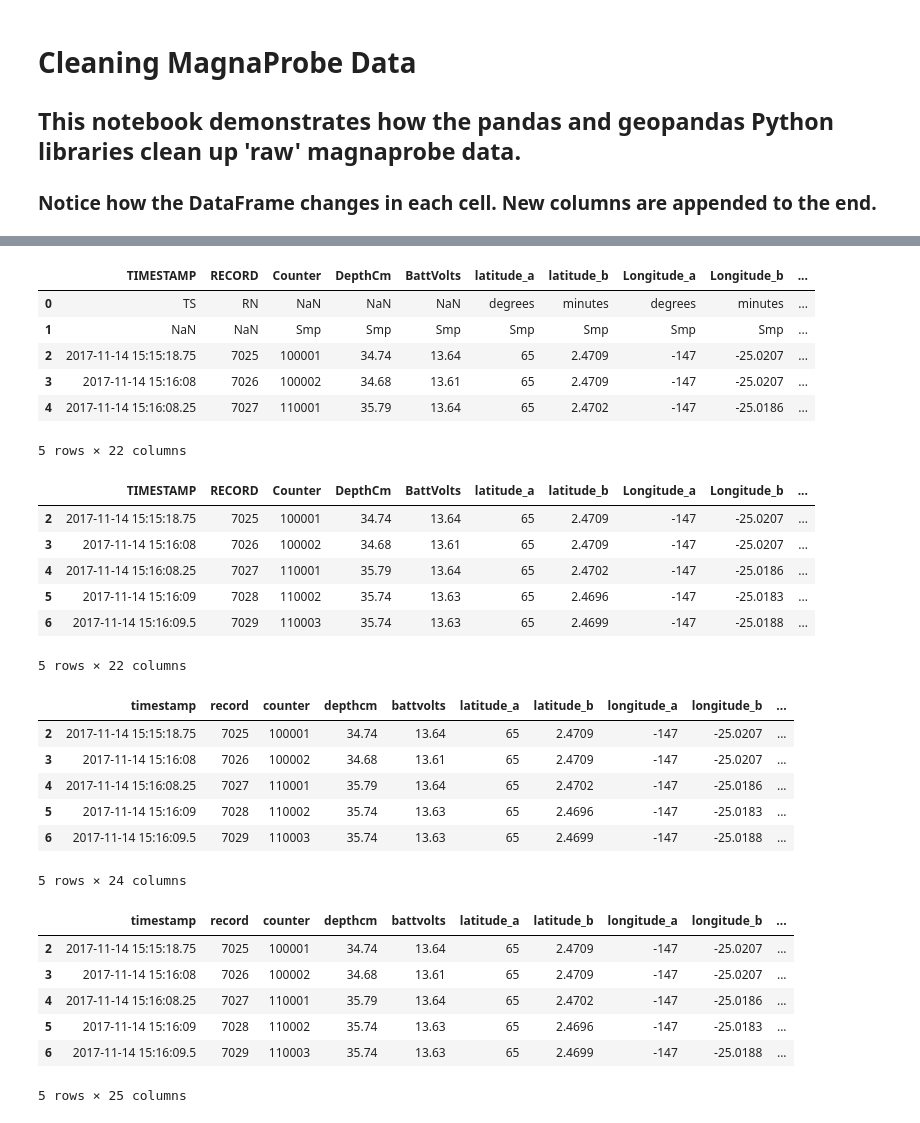
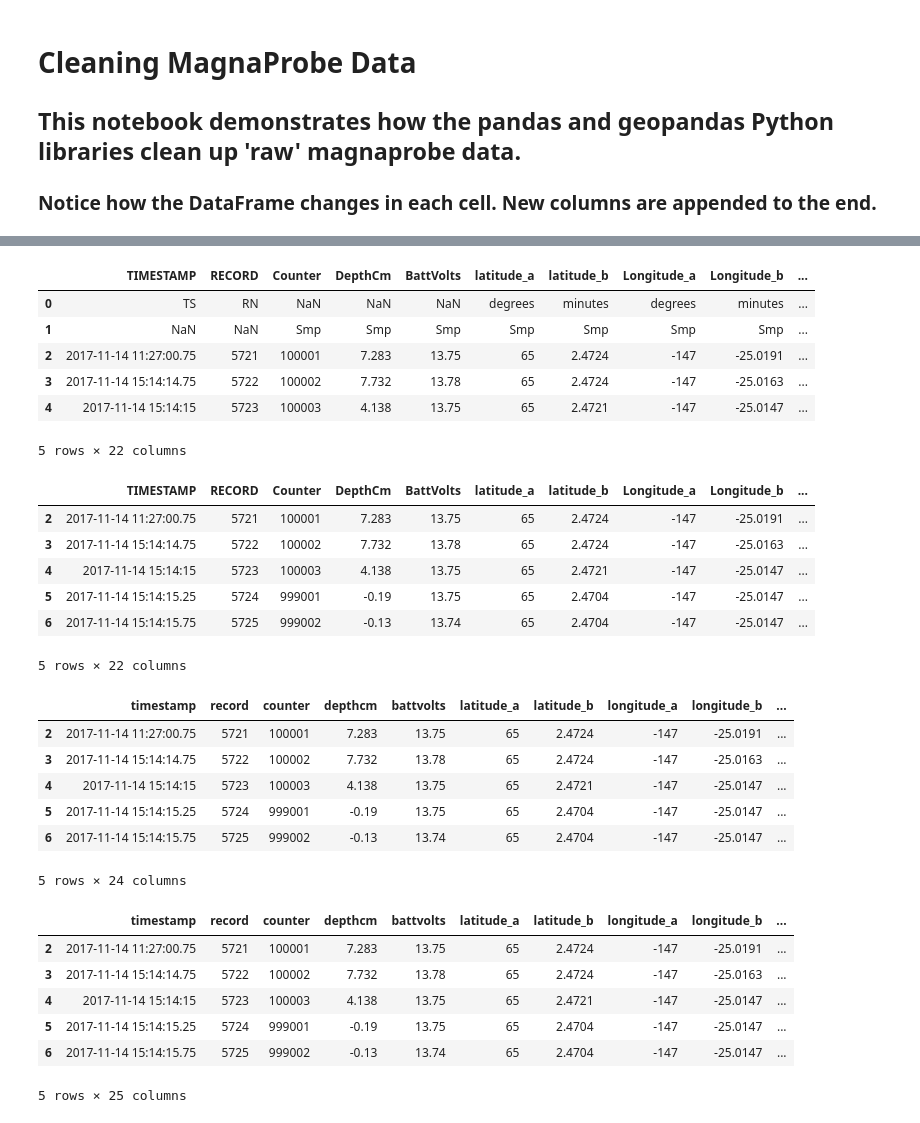
Before and after one commit to gina-alaska/magnaprobe-tools, a Jupyter notebook: MagnaProbe_Tools_Notebook.ipynb, the cells around one changed output, grey strips where cells are left out. Saved outputs shown, nothing was run; the diff lists cells and outputs as text; code cells hidden in the pictures.

```diff
--- a/MagnaProbe_Tools_Notebook.ipynb
+++ b/MagnaProbe_Tools_Notebook.ipynb
@@ -24,48 +24,48 @@ FUNCTIONS
 FILE
     /home/cparr/workspace/magnaprobe_tools/magnaprobe-tools/magnaprobe.py
 # %%
-raw = magnaprobe.read_tabular('example_data/Geo1_6_raw.dat', 1)
+raw = magnaprobe.read_tabular('example_data/Geo2_4_raw.dat', 1)
 raw.head()
 # %% [output]
 |  | TIMESTAMP | RECORD | Counter | DepthCm | BattVolts | latitude_a | latitude_b | Longitude_a | Longitude_b | ... |
 | 0 | TS | RN | NaN | NaN | NaN | degrees | minutes | degrees | minutes | ... |
 | 1 | NaN | NaN | Smp | Smp | Smp | Smp | Smp | Smp | Smp | ... |
-| 2 | 2017-11-14 15:15:18.75 | 7025 | 100001 | 34.74 | 13.64 | 65 | 2.4709 | -147 | -25.0207 | ... |
-| 3 | 2017-11-14 15:16:08 | 7026 | 100002 | 34.68 | 13.61 | 65 | 2.4709 | -147 | -25.0207 | ... |
-| 4 | 2017-11-14 15:16:08.25 | 7027 | 110001 | 35.79 | 13.64 | 65 | 2.4702 | -147 | -25.0186 | ... |
+| 2 | 2017-11-14 11:27:00.75 | 5721 | 100001 | 7.283 | 13.75 | 65 | 2.4724 | -147 | -25.0191 | ... |
+| 3 | 2017-11-14 15:14:14.75 | 5722 | 100002 | 7.732 | 13.78 | 65 | 2.4724 | -147 | -25.0163 | ... |
+| 4 | 2017-11-14 15:14:15 | 5723 | 100003 | 4.138 | 13.75 | 65 | 2.4721 | -147 | -25.0147 | ... |
 5 rows × 22 columns
 # %%
 magnaprobe.strip_junk_rows(raw, 2)
 raw.head()
 # %% [output]
 |  | TIMESTAMP | RECORD | Counter | DepthCm | BattVolts | latitude_a | latitude_b | Longitude_a | Longitude_b | ... |
-| 2 | 2017-11-14 15:15:18.75 | 7025 | 100001 | 34.74 | 13.64 | 65 | 2.4709 | -147 | -25.0207 | ... |
-| 3 | 2017-11-14 15:16:08 | 7026 | 100002 | 34.68 | 13.61 | 65 | 2.4709 | -147 | -25.0207 | ... |
-| 4 | 2017-11-14 15:16:08.25 | 7027 | 110001 | 35.79 | 13.64 | 65 | 2.4702 | -147 | -25.0186 | ... |
-| 5 | 2017-11-14 15:16:09 | 7028 | 110002 | 35.74 | 13.63 | 65 | 2.4696 | -147 | -25.0183 | ... |
-| 6 | 2017-11-14 15:16:09.5 | 7029 | 110003 | 35.74 | 13.63 | 65 | 2.4699 | -147 | -25.0188 | ... |
+| 2 | 2017-11-14 11:27:00.75 | 5721 | 100001 | 7.283 | 13.75 | 65 | 2.4724 | -147 | -25.0191 | ... |
+| 3 | 2017-11-14 15:14:14.75 | 5722 | 100002 | 7.732 | 13.78 | 65 | 2.4724 | -147 | -25.0163 | ... |
+| 4 | 2017-11-14 15:14:15 | 5723 | 100003 | 4.138 | 13.75 | 65 | 2.4721 | -147 | -25.0147 | ... |
+| 5 | 2017-11-14 15:14:15.25 | 5724 | 999001 | -0.19 | 13.75 | 65 | 2.4704 | -147 | -25.0147 | ... |
+| 6 | 2017-11-14 15:14:15.75 | 5725 | 999002 | -0.13 | 13.74 | 65 | 2.4704 | -147 | -25.0147 | ... |
 5 rows × 22 columns
 # %%
 df = magnaprobe.consolidate_coords(raw)
 df.head()
 # %% [output]
 |  | timestamp | record | counter | depthcm | battvolts | latitude_a | latitude_b | longitude_a | longitude_b | ... |
-| 2 | 2017-11-14 15:15:18.75 | 7025 | 100001 | 34.74 | 13.64 | 65 | 2.4709 | -147 | -25.0207 | ... |
-| 3 | 2017-11-14 15:16:08 | 7026 | 100002 | 34.68 | 13.61 | 65 | 2.4709 | -147 | -25.0207 | ... |
-| 4 | 2017-11-14 15:16:08.25 | 7027 | 110001 | 35.79 | 13.64 | 65 | 2.4702 | -147 | -25.0186 | ... |
-| 5 | 2017-11-14 15:16:09 | 7028 | 110002 | 35.74 | 13.63 | 65 | 2.4696 | -147 | -25.0183 | ... |
-| 6 | 2017-11-14 15:16:09.5 | 7029 | 110003 | 35.74 | 13.63 | 65 | 2.4699 | -147 | -25.0188 | ... |
+| 2 | 2017-11-14 11:27:00.75 | 5721 | 100001 | 7.283 | 13.75 | 65 | 2.4724 | -147 | -25.0191 | ... |
+| 3 | 2017-11-14 15:14:14.75 | 5722 | 100002 | 7.732 | 13.78 | 65 | 2.4724 | -147 | -25.0163 | ... |
+| 4 | 2017-11-14 15:14:15 | 5723 | 100003 | 4.138 | 13.75 | 65 | 2.4721 | -147 | -25.0147 | ... |
+| 5 | 2017-11-14 15:14:15.25 | 5724 | 999001 | -0.19 | 13.75 | 65 | 2.4704 | -147 | -25.0147 | ... |
+| 6 | 2017-11-14 15:14:15.75 | 5725 | 999002 | -0.13 | 13.74 | 65 | 2.4704 | -147 | -25.0147 | ... |
 5 rows × 24 columns
 # %%
 depth_df = magnaprobe.convert_depth_cm_to_m(df)
 depth_df.head()
 # %% [output]
 |  | timestamp | record | counter | depthcm | battvolts | latitude_a | latitude_b | longitude_a | longitude_b | ... |
-| 2 | 2017-11-14 15:15:18.75 | 7025 | 100001 | 34.74 | 13.64 | 65 | 2.4709 | -147 | -25.0207 | ... |
-| 3 | 2017-11-14 15:16:08 | 7026 | 100002 | 34.68 | 13.61 | 65 | 2.4709 | -147 | -25.0207 | ... |
-| 4 | 2017-11-14 15:16:08.25 | 7027 | 110001 | 35.79 | 13.64 | 65 | 2.4702 | -147 | -25.0186 | ... |
-| 5 | 2017-11-14 15:16:09 | 7028 | 110002 | 35.74 | 13.63 | 65 | 2.4696 | -147 | -25.0183 | ... |
-| 6 | 2017-11-14 15:16:09.5 | 7029 | 110003 | 35.74 | 13.63 | 65 | 2.4699 | -147 | -25.0188 | ... |
+| 2 | 2017-11-14 11:27:00.75 | 5721 | 100001 | 7.283 | 13.75 | 65 | 2.4724 | -147 | -25.0191 | ... |
+| 3 | 2017-11-14 15:14:14.75 | 5722 | 100002 | 7.732 | 13.78 | 65 | 2.4724 | -147 | -25.0163 | ... |
+| 4 | 2017-11-14 15:14:15 | 5723 | 100003 | 4.138 | 13.75 | 65 | 2.4721 | -147 | -25.0147 | ... |
+| 5 | 2017-11-14 15:14:15.25 | 5724 | 999001 | -0.19 | 13.75 | 65 | 2.4704 | -147 | -25.0147 | ... |
+| 6 | 2017-11-14 15:14:15.75 | 5725 | 999002 | -0.13 | 13.74 | 65 | 2.4704 | -147 | -25.0147 | ... |
 5 rows × 25 columns
 # %%
 # Select which columns to keep. Maybe you want to know the voltage.
```
Also changed, not shown: parts of 6 cells of this notebook, 5 other files.
